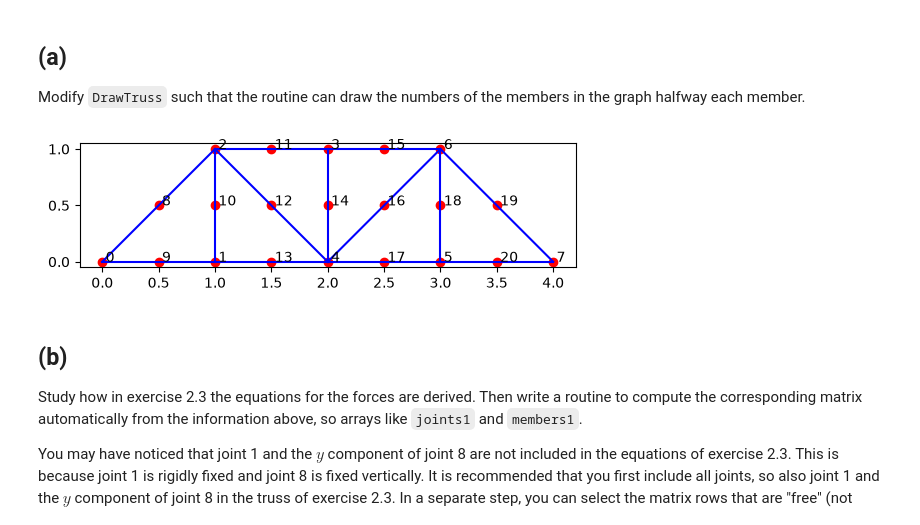
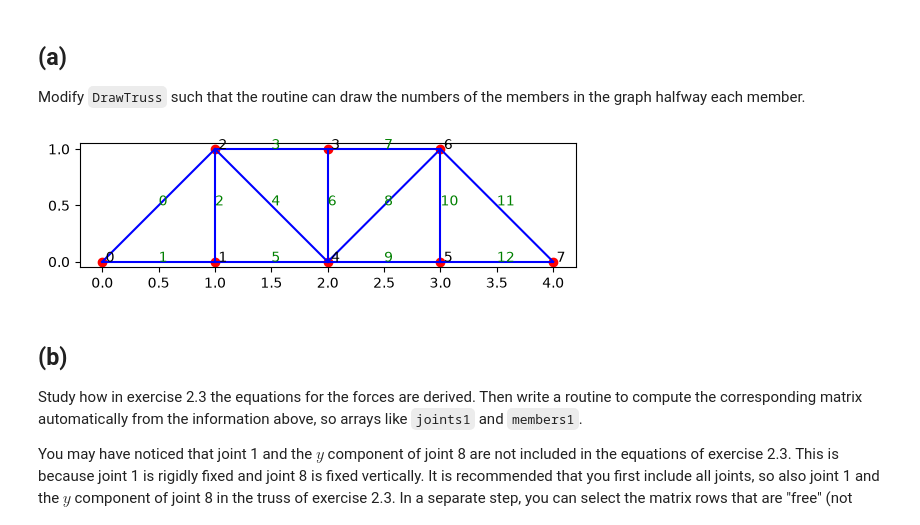
Before and after one commit to TimothyBohm/Numerical_Algorithms, a Jupyter notebook: hw1_2026.ipynb, the cells around one changed output. Saved outputs shown, nothing was run; the diff lists cells and outputs as text; code cells hidden in the pictures.

Commit message:
version 2 with member numbers because idk what the question is asking

```diff
--- a/hw1_2026.ipynb
+++ b/hw1_2026.ipynb
@@ -309,32 +309,26 @@ ax.set_aspect(1.0)
 
 Modify `DrawTruss` such that the routine can draw the numbers of the members in the graph halfway each member.
 # %%
-def DrawTrussModified(joints, members, drawMidwayPts=True):
+def DrawTrussModified(joints, members, drawMemberNums=True):
     xx = [ p[0] for p in joints ]
     yy = [ p[1] for p in joints ]
-    if drawMidwayPts:
-        for i in range(len(members)):
-            pt1 = joints[members[i][0]]
-            pt2 = joints[members[i][1]]
-            midwayPtX = (pt1[0] + pt2[0])/2 # X coordinate of midway point
-            midwayPtY = (pt1[1] + pt2[1])/2 # Y coordinate of midway point
-            xx.append(midwayPtX)
-            yy.append(midwayPtY)
-            joints.append((midwayPtX, midwayPtY)) # to also give new dots numbers
-
     plt.scatter(xx,yy,color='r')
     for (j,p) in enumerate(joints):
         plt.text(p[0]+0.03,p[1],f"{j}")
-    for (jA, jB) in members:
+    for (memberNum, (jA, jB)) in enumerate(members):
         xxMember = np.array( [joints[i][0] for i in (jA,jB) ] )
         yyMember = np.array( [joints[i][1] for i in (jA,jB) ] )
         plt.plot(xxMember, yyMember, 'b')
+        if drawMemberNums:
+            midwayPtX = (joints[jA][0] + joints[jB][0])/2 # X coordinate of midway point
+            midwayPtY = (joints[jA][1] + joints[jB][1])/2 # Y coordinate of midway point
+            plt.text(midwayPtX, midwayPtY, f"{memberNum}", c='g') # TODO: optionally add offset but maybe keep like this because question says midway exactly?
 
 (fig, ax) = plt.subplots()
-DrawTrussModified(joints1, members1, drawMidwayPts=True)
+DrawTrussModified(joints1, members1, drawMemberNums=True)
 ax.set_aspect(1.0)
 # %% [output]
-[figure, old version]
+[figure, new version]
 # %% [markdown]
 ## (b)
 
```
